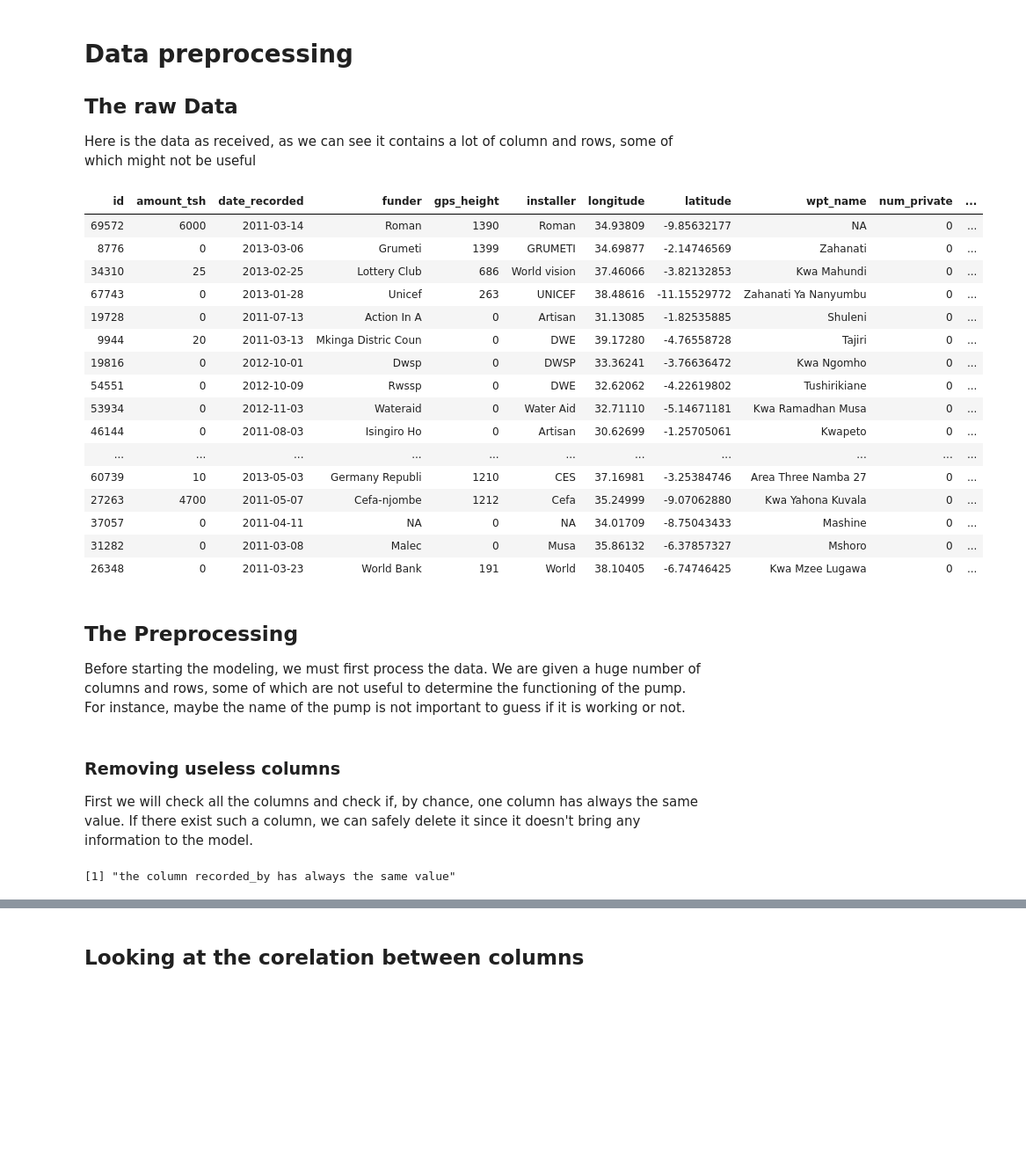
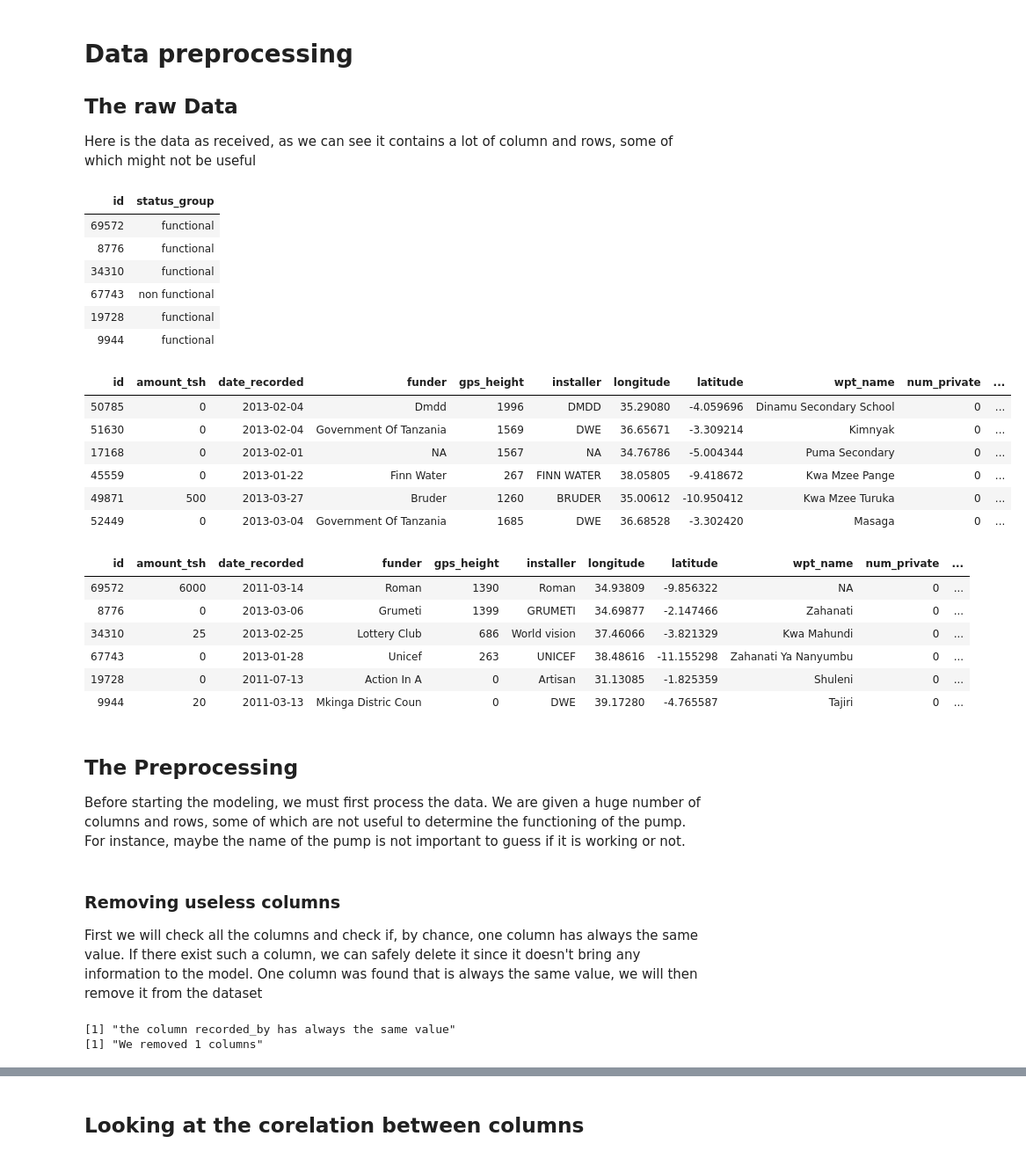
Before and after one commit to nmarotte/F422-fluffy-couscous, a Jupyter notebook: ReportTemplate.ipynb, the cells around one changed output, grey strips where cells are left out. Shown: that part at 88% size. Cells and saved outputs as stored; diff of their text form; code cells hidden in the pictures; blank space fills up the shorter version.

```diff
--- a/ReportTemplate.ipynb
+++ b/ReportTemplate.ipynb
@@ -58,40 +68,56 @@ training_set_values <- read.csv(file = 'data/training_set_values.csv',  na.strin
 
 ## The raw Data
 Here is the data as received, as we can see it contains a lot of column and rows, some of which might not be useful
-# %%
-training_set_values
-# %% [output]
-| id | amount_tsh | date_recorded | funder | gps_height | installer | longitude | latitude | wpt_name | num_private | ... |
-| 69572 | 6000 | 2011-03-14 | Roman | 1390 | Roman | 34.93809 | -9.85632177 | NA | 0 | ... |
-| 8776 | 0 | 2013-03-06 | Grumeti | 1399 | GRUMETI | 34.69877 | -2.14746569 | Zahanati | 0 | ... |
-| 34310 | 25 | 2013-02-25 | Lottery Club | 686 | World vision | 37.46066 | -3.82132853 | Kwa Mahundi | 0 | ... |
-| 67743 | 0 | 2013-01-28 | Unicef | 263 | UNICEF | 38.48616 | -11.15529772 | Zahanati Ya Nanyumbu | 0 | ... |
-| 19728 | 0 | 2011-07-13 | Action In A | 0 | Artisan | 31.13085 | -1.82535885 | Shuleni | 0 | ... |
-| 9944 | 20 | 2011-03-13 | Mkinga Distric Coun | 0 | DWE | 39.17280 | -4.76558728 | Tajiri | 0 | ... |
-| 19816 | 0 | 2012-10-01 | Dwsp | 0 | DWSP | 33.36241 | -3.76636472 | Kwa Ngomho | 0 | ... |
-| 54551 | 0 | 2012-10-09 | Rwssp | 0 | DWE | 32.62062 | -4.22619802 | Tushirikiane | 0 | ... |
-| 53934 | 0 | 2012-11-03 | Wateraid | 0 | Water Aid | 32.71110 | -5.14671181 | Kwa Ramadhan Musa | 0 | ... |
-| 46144 | 0 | 2011-08-03 | Isingiro Ho | 0 | Artisan | 30.62699 | -1.25705061 | Kwapeto | 0 | ... |
-| ... | ... | ... | ... | ... | ... | ... | ... | ... | ... | ... |
-| 60739 | 10 | 2013-05-03 | Germany Republi | 1210 | CES | 37.16981 | -3.25384746 | Area Three Namba 27 | 0 | ... |
-| 27263 | 4700 | 2011-05-07 | Cefa-njombe | 1212 | Cefa | 35.24999 | -9.07062880 | Kwa Yahona Kuvala | 0 | ... |
-| 37057 | 0 | 2011-04-11 | NA | 0 | NA | 34.01709 | -8.75043433 | Mashine | 0 | ... |
-| 31282 | 0 | 2011-03-08 | Malec | 0 | Musa | 35.86132 | -6.37857327 | Mshoro | 0 | ... |
-| 26348 | 0 | 2011-03-23 | World Bank | 191 | World | 38.10405 | -6.74746425 | Kwa Mzee Lugawa | 0 | ... |
+# %%
+head(training_set_labels)
+head(test_set_values)
+head(training_set_values)
+# %% [output]
+| id | status_group |
+| 69572 | functional |
+| 8776 | functional |
+| 34310 | functional |
+| 67743 | non functional |
+| 19728 | functional |
+| 9944 | functional |
+| id | amount_tsh | date_recorded | funder | gps_height | installer | longitude | latitude | wpt_name | num_private | ... |
+| 50785 | 0 | 2013-02-04 | Dmdd | 1996 | DMDD | 35.29080 | -4.059696 | Dinamu Secondary School | 0 | ... |
+| 51630 | 0 | 2013-02-04 | Government Of Tanzania | 1569 | DWE | 36.65671 | -3.309214 | Kimnyak | 0 | ... |
+| 17168 | 0 | 2013-02-01 | NA | 1567 | NA | 34.76786 | -5.004344 | Puma Secondary | 0 | ... |
+| 45559 | 0 | 2013-01-22 | Finn Water | 267 | FINN WATER | 38.05805 | -9.418672 | Kwa Mzee Pange | 0 | ... |
+| 49871 | 500 | 2013-03-27 | Bruder | 1260 | BRUDER | 35.00612 | -10.950412 | Kwa Mzee Turuka | 0 | ... |
+| 52449 | 0 | 2013-03-04 | Government Of Tanzania | 1685 | DWE | 36.68528 | -3.302420 | Masaga | 0 | ... |
+| id | amount_tsh | date_recorded | funder | gps_height | installer | longitude | latitude | wpt_name | num_private | ... |
+| 69572 | 6000 | 2011-03-14 | Roman | 1390 | Roman | 34.93809 | -9.856322 | NA | 0 | ... |
+| 8776 | 0 | 2013-03-06 | Grumeti | 1399 | GRUMETI | 34.69877 | -2.147466 | Zahanati | 0 | ... |
+| 34310 | 25 | 2013-02-25 | Lottery Club | 686 | World vision | 37.46066 | -3.821329 | Kwa Mahundi | 0 | ... |
+| 67743 | 0 | 2013-01-28 | Unicef | 263 | UNICEF | 38.48616 | -11.155298 | Zahanati Ya Nanyumbu | 0 | ... |
+| 19728 | 0 | 2011-07-13 | Action In A | 0 | Artisan | 31.13085 | -1.825359 | Shuleni | 0 | ... |
+| 9944 | 20 | 2011-03-13 | Mkinga Distric Coun | 0 | DWE | 39.17280 | -4.765587 | Tajiri | 0 | ... |
 # %% [markdown]
 ## The Preprocessing
 
 Before starting the modeling, we must first process the data. We are given a huge number of columns and rows, some of which are not useful to determine the functioning of the pump. For instance, maybe the name of the pump is not important to guess if it is working or not.
 # %% [markdown]
 ### Removing useless columns
-First we will check all the columns and check if, by chance, one column has always the same value. If there exist such a column, we can safely delete it since it doesn't bring any information to the model.
+First we will check all the columns and check if, by chance, one column has always the same value. If there exist such a column, we can safely delete it since it doesn't bring any information to the model. One column was found that is always the same value, we will then remove it from the dataset
 # %%
-# Check columns if there is only one values
-for (colname in names(training_set_values)) {
-    list_of_unique <- unique(training_set_values[colname])
-    if (nrow(list_of_unique) == 1){
-        print(paste("the column", colname, "has always the same value"))
+remove_always_same_columns <- function(show = FALSE) {
+    for (colname in names(training_set_values)) {
+        list_of_unique <- unique(training_set_values[colname])
+        if (nrow(list_of_unique) == 1 && show){
+            print(paste("the column", colname, "has always the same value"))
+        }
     }
+    # Results: one column `recorded_by` that we can remove
+    training_set_values$recorded_by <<- NULL
+    test_set_values$recorded_by <<- NULL
 }
+
+# Result : we remove maximum one column
+before_remove_length <- length(names(training_set_values))
+remove_always_same_columns(show = TRUE)
+print(paste("We removed", before_remove_length - length(names(training_set_values)), "columns"))
 # %% [output]
 [1] "the column recorded_by has always the same value"
+[1] "We removed 1 columns"
```
Also changed, not shown: parts of 30 cells of this notebook.
